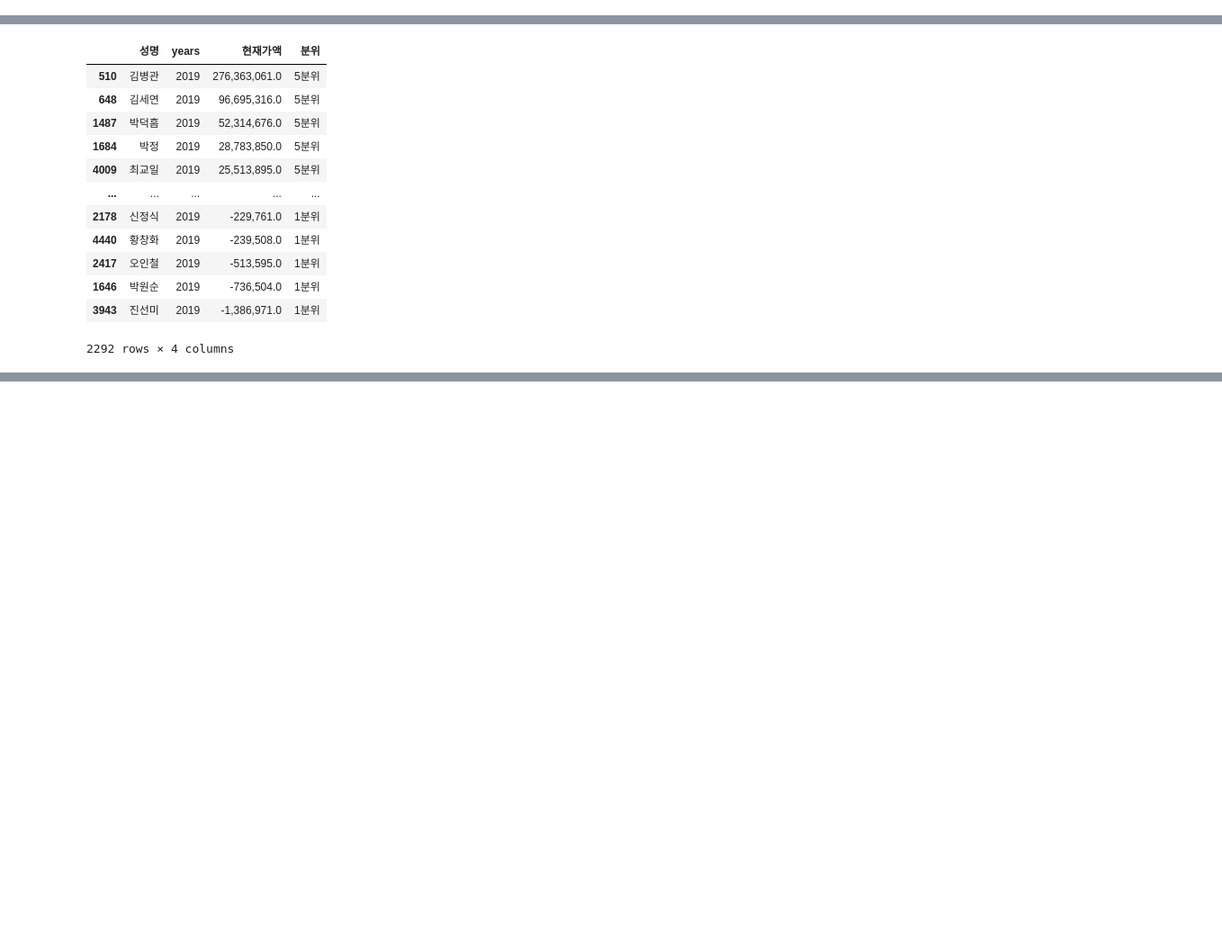
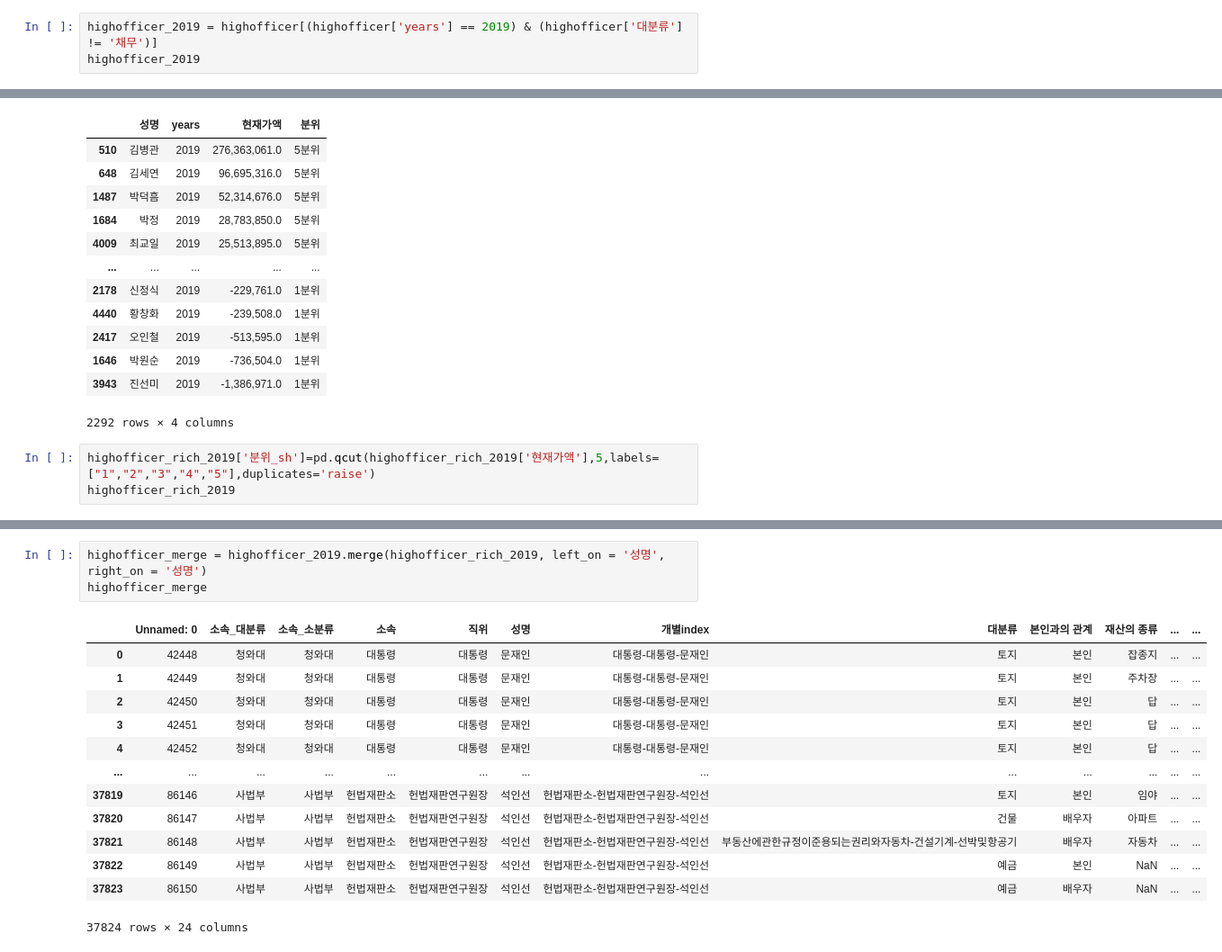
Before and after one commit to cindychoi0317/pandas, a Jupyter notebook: notebook/[practice] highofficer.ipynb, the cells around one changed output, grey strips where cells are left out. Shown: that part at 90% size. Saved outputs shown, nothing was run; the diff lists cells and outputs as text; blank space fills up the shorter version.

Commit message:
highofficer_asset

```diff
--- a/notebook/[practice] highofficer.ipynb
+++ b/notebook/[practice] highofficer.ipynb
@@ -33,0 +34,3 @@ memory usage: 12.5+ MB
+# %%
+highofficer_2019 = highofficer[(highofficer['years'] == 2019) & (highofficer['대분류'] != '채무')]
+highofficer_2019
@@ -153,3 +170,6 @@ See the caveats in the documentation: https://pandas.pydata.org/pandas-docs/stab
 | 1646 | 박원순 | 2019 | -736,504.0 | 1분위 |
 | 3943 | 진선미 | 2019 | -1,386,971.0 | 1분위 |
 2292 rows × 4 columns
+# %%
+highofficer_rich_2019['분위_sh']=pd.qcut(highofficer_rich_2019['현재가액'],5,labels=["1","2","3","4","5"],duplicates='raise')
+highofficer_rich_2019
@@ -155,0 +214,17 @@ See the caveats in the documentation: https://pandas.pydata.org/pandas-docs/stab
+# %%
+highofficer_merge = highofficer_2019.merge(highofficer_rich_2019, left_on = '성명', right_on = '성명')
+highofficer_merge
+# %% [output]
+|  | Unnamed: 0 | 소속_대분류 | 소속_소분류 | 소속 | 직위 | 성명 | 개별index | 대분류 | 본인과의 관계 | 재산의 종류 | ... | ... |
+| 0 | 42448 | 청와대 | 청와대 | 대통령 | 대통령 | 문재인 | 대통령-대통령-문재인 | 토지 | 본인 | 잡종지 | ... | ... |
+| 1 | 42449 | 청와대 | 청와대 | 대통령 | 대통령 | 문재인 | 대통령-대통령-문재인 | 토지 | 본인 | 주차장 | ... | ... |
+| 2 | 42450 | 청와대 | 청와대 | 대통령 | 대통령 | 문재인 | 대통령-대통령-문재인 | 토지 | 본인 | 답 | ... | ... |
+| 3 | 42451 | 청와대 | 청와대 | 대통령 | 대통령 | 문재인 | 대통령-대통령-문재인 | 토지 | 본인 | 답 | ... | ... |
+| 4 | 42452 | 청와대 | 청와대 | 대통령 | 대통령 | 문재인 | 대통령-대통령-문재인 | 토지 | 본인 | 답 | ... | ... |
+| ... | ... | ... | ... | ... | ... | ... | ... | ... | ... | ... | ... | ... |
+| 37819 | 86146 | 사법부 | 사법부 | 헌법재판소 | 헌법재판연구원장 | 석인선 | 헌법재판소-헌법재판연구원장-석인선 | 토지 | 본인 | 임야 | ... | ... |
+| 37820 | 86147 | 사법부 | 사법부 | 헌법재판소 | 헌법재판연구원장 | 석인선 | 헌법재판소-헌법재판연구원장-석인선 | 건물 | 배우자 | 아파트 | ... | ... |
+| 37821 | 86148 | 사법부 | 사법부 | 헌법재판소 | 헌법재판연구원장 | 석인선 | 헌법재판소-헌법재판연구원장-석인선 | 부동산에관한규정이준용되는권리와자동차-건설기계-선박및항공기 | 배우자 | 자동차 | ... | ... |
+| 37822 | 86149 | 사법부 | 사법부 | 헌법재판소 | 헌법재판연구원장 | 석인선 | 헌법재판소-헌법재판연구원장-석인선 | 예금 | 본인 | NaN | ... | ... |
+| 37823 | 86150 | 사법부 | 사법부 | 헌법재판소 | 헌법재판연구원장 | 석인선 | 헌법재판소-헌법재판연구원장-석인선 | 예금 | 배우자 | NaN | ... | ... |
+37824 rows × 24 columns
```
Also changed, not shown: parts of 6 cells of this notebook.
